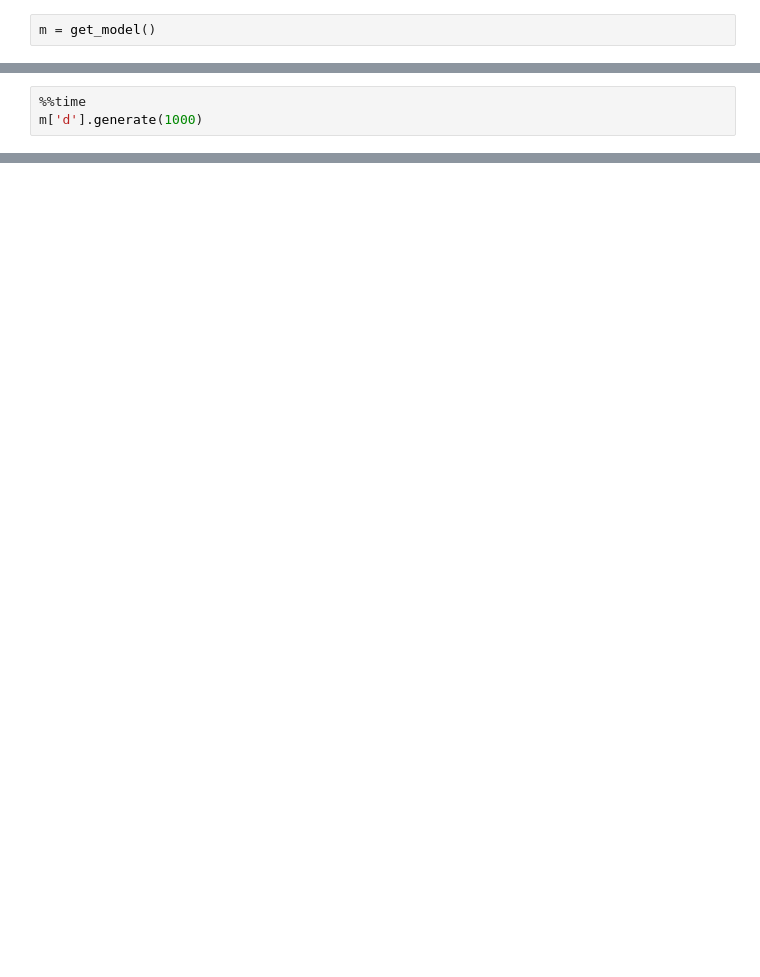
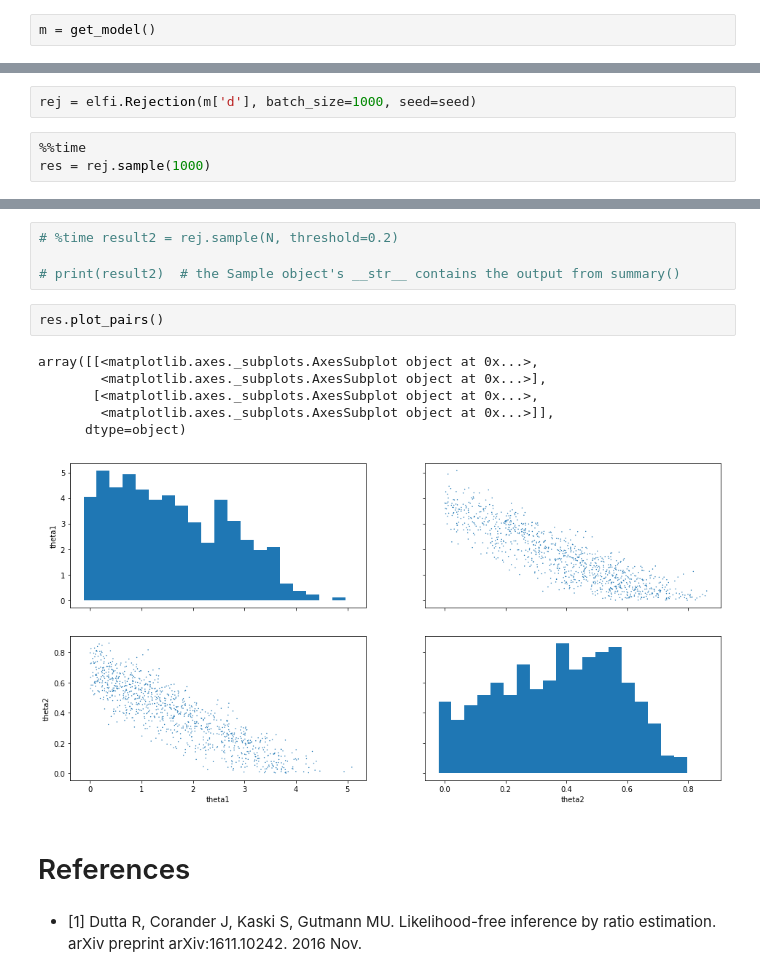
Before and after one commit to xuhuifan/zoo, a Jupyter notebook: lorenz_abc/lorenz_abc.ipynb, the cells around one changed output, grey strips where cells are left out. Saved outputs shown, nothing was run; the diff lists cells and outputs as text; blank space fills up the shorter version.

```diff
--- a/lorenz_abc/lorenz_abc.ipynb
+++ b/lorenz_abc/lorenz_abc.ipynb
@@ -35,4 +52,6 @@ Discrepancy(name='d')
+# %%
+rej = elfi.Rejection(m['d'], batch_size=1000, seed=seed)
 # %%
 %%time
-m['d'].generate(1000)
+res = rej.sample(1000)
 # %% [output]
@@ -64,0 +72,17 @@ rej = elfi.Rejection(m['d'])
+# %%
+# %time result2 = rej.sample(N, threshold=0.2)
+
+# print(result2)  # the Sample object's __str__ contains the output from summary()
+# %%
+res.plot_pairs()
+# %% [output]
+array([[<matplotlib.axes._subplots.AxesSubplot object at 0x...>,
+        <matplotlib.axes._subplots.AxesSubplot object at 0x...>],
+       [<matplotlib.axes._subplots.AxesSubplot object at 0x...>,
+        <matplotlib.axes._subplots.AxesSubplot object at 0x...>]],
+      dtype=object)
+[figure, added]
+# %% [markdown]
+# References
+# %% [markdown]
+- [1] Dutta R, Corander J, Kaski S, Gutmann MU. Likelihood-free inference by ratio estimation. arXiv preprint arXiv:1611.10242. 2016 Nov.
```
Also changed, not shown: parts of 13 cells of this notebook, 1 other file.
